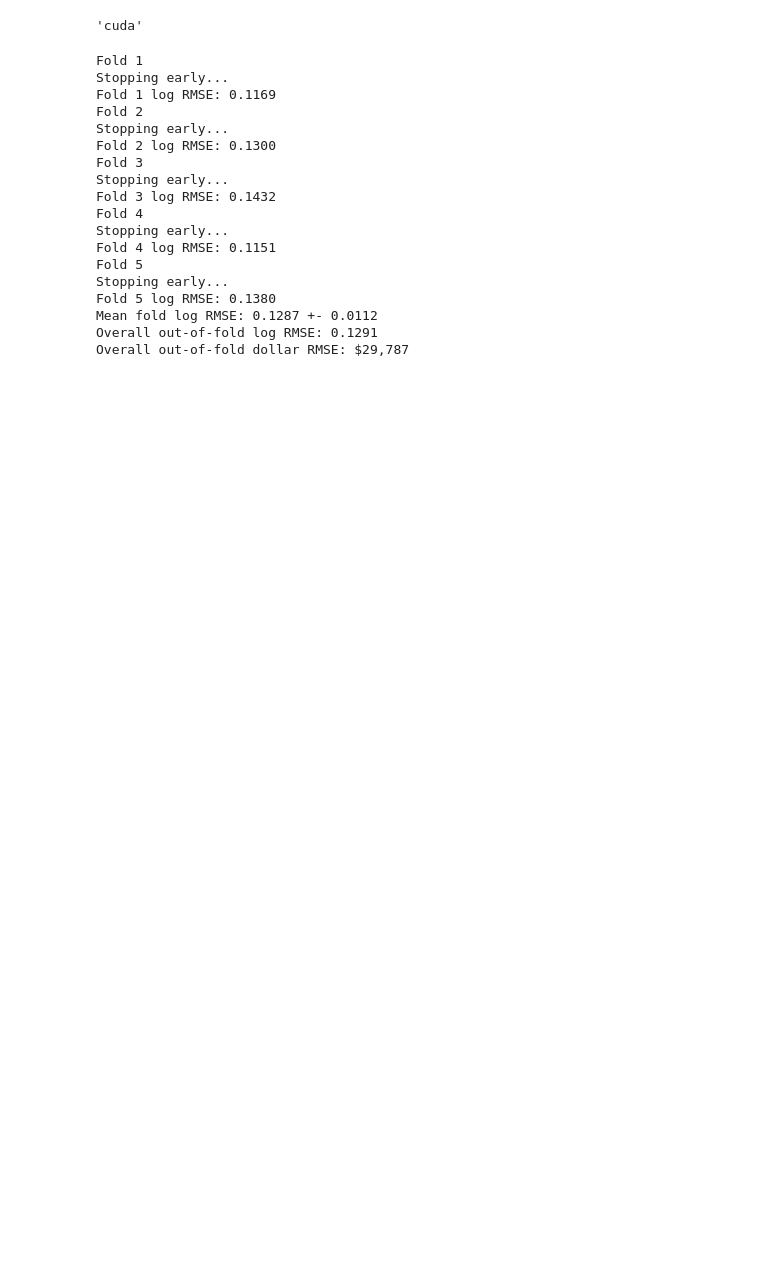
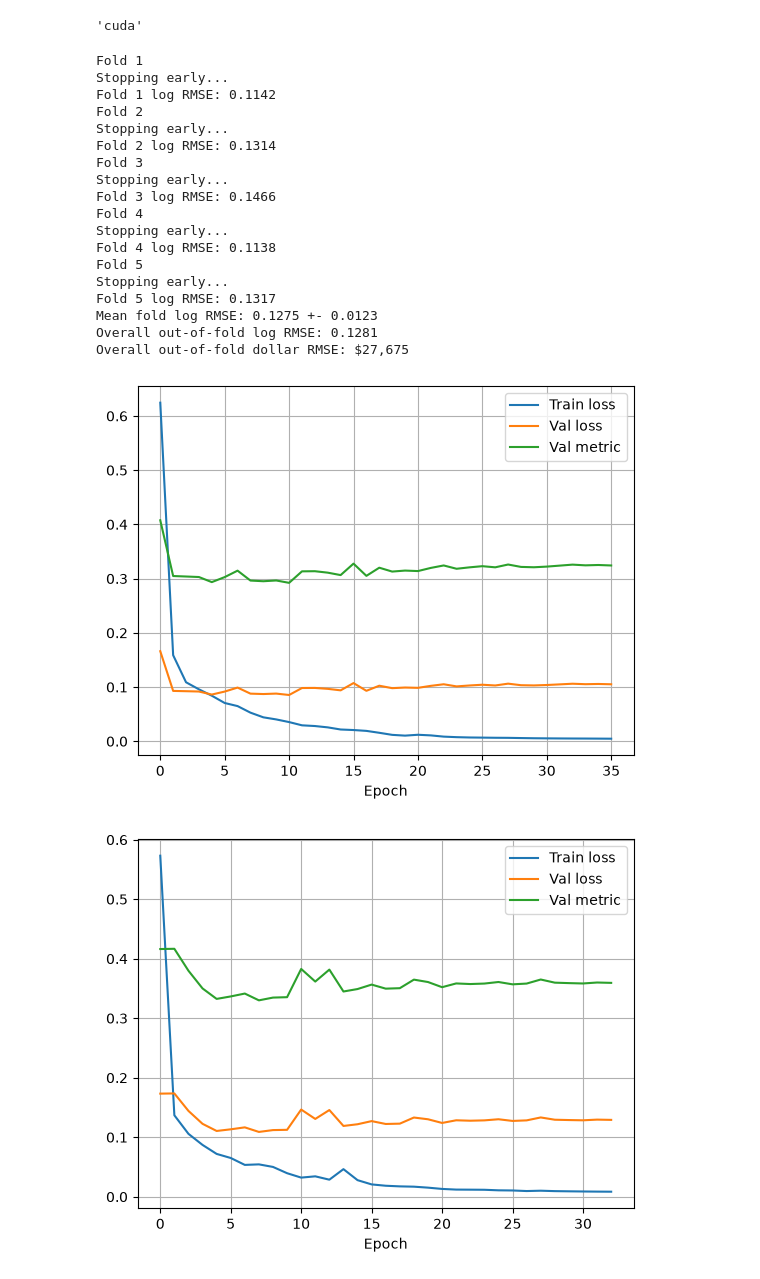
Before and after one commit to 03axdov/Kaggle-Competitions, a Jupyter notebook: Housing/main.ipynb, the cells around one changed output. Cells and saved outputs as stored; diff of their text form; code cells hidden in the pictures; blank space fills up the shorter version.

```diff
--- a/Housing/main.ipynb
+++ b/Housing/main.ipynb
@@ -251,7 +270,7 @@ def eval(model, val_loader, criterion, metric):
 
 from copy import deepcopy
 
-def train(model, train_loader, val_loader, criterion, optimizer, metric, n_epochs, verbose: bool = False):
+def train(model, train_loader, val_loader, criterion, optimizer, metric, n_epochs, scheduler, verbose: bool = False, early_stopping_patience: int = 25):
     history = {
         "train_loss": [],
         "val_loss": [],
@@ -260,7 +279,6 @@ def train(model, train_loader, val_loader, criterion, optimizer, metric, n_epoch
     best_loss = float("inf")
     best_state = None
     bad_epochs = 0
-    patience = 15
 
     for epoch in range(n_epochs):
         model.train()
@@ -287,6 +305,7 @@ def train(model, train_loader, val_loader, criterion, optimizer, metric, n_epoch
 
         train_loss = total_loss / total_samples
         val = eval(model, val_loader, criterion, metric)
+        scheduler.step(val["loss"])
 
         history["train_loss"].append(train_loss)
         history["val_loss"].append(val["loss"])
@@ -307,7 +326,7 @@ def train(model, train_loader, val_loader, criterion, optimizer, metric, n_epoch
         else:
             bad_epochs += 1
 
-        if bad_epochs >= patience:
+        if bad_epochs >= early_stopping_patience:
             print("Stopping early...")
             break
 
@@ -318,7 +337,7 @@ def train(model, train_loader, val_loader, criterion, optimizer, metric, n_epoch
 import torch.nn as nn
 
 class HousingNet(nn.Module):
-    def __init__(self, n_dense, category_counts, embedding_sizes):
+    def __init__(self, n_dense, category_counts, embedding_sizes, dropout: int = 0.1):
         super().__init__()
 
         self.embeddings = nn.ModuleList([
@@ -327,11 +346,17 @@ class HousingNet(nn.Module):
         ])
 
         self.network = nn.Sequential(
-            nn.Linear(n_dense + sum(embedding_sizes), 64),
+            nn.Linear(n_dense + sum(embedding_sizes), 128),
             nn.ReLU(),
-            nn.Dropout(0.1),
+            nn.Dropout(dropout),
+
+            nn.Linear(128, 64),
+            nn.ReLU(),
+            nn.Dropout(dropout),
+
             nn.Linear(64, 32),
             nn.ReLU(),
+
             nn.Linear(32, 1)
         )
 
@@ -444,11 +469,15 @@ for fold, (train_idx, val_idx) in enumerate(cv.split(X_temp), start=1):
         category_counts=category_counts,
         embedding_sizes=[
             embedding_dims[col] for col in embedding_cols
-        ]
+        ],
+        dropout=0
     ).to(device)
     criterion = nn.MSELoss()
     optimizer = torch.optim.AdamW(fold_model.parameters())
     metric = MeanSquaredError(squared=False).to(device)
+    scheduler = torch.optim.lr_scheduler.ReduceLROnPlateau(
+        optimizer, mode="min", factor=0.5, patience=5, min_lr=1e-5
+    )
 
     history = train(
         fold_model,
@@ -457,7 +486,8 @@ for fold, (train_idx, val_idx) in enumerate(cv.split(X_temp), start=1):
         criterion,
         optimizer,
         metric,
-        n_epochs=100
+        n_epochs=300,
+        scheduler=scheduler
     )
     histories.append(history)
 
@@ -499,19 +529,37 @@ print(f"Overall out-of-fold dollar RMSE: ${oof_dollar_rmse:,.0f}")
 # %% [output]
 Fold 1
 Stopping early...
-Fold 1 log RMSE: 0.1169
+Fold 1 log RMSE: 0.1142
 Fold 2
 Stopping early...
-Fold 2 log RMSE: 0.1300
+Fold 2 log RMSE: 0.1314
 Fold 3
 Stopping early...
-Fold 3 log RMSE: 0.1432
+Fold 3 log RMSE: 0.1466
 Fold 4
 Stopping early...
-Fold 4 log RMSE: 0.1151
+Fold 4 log RMSE: 0.1138
 Fold 5
 Stopping early...
-Fold 5 log RMSE: 0.1380
-Mean fold log RMSE: 0.1287 +- 0.0112
-Overall out-of-fold log RMSE: 0.1291
-Overall out-of-fold dollar RMSE: $29,787
+Fold 5 log RMSE: 0.1317
+Mean fold log RMSE: 0.1275 +- 0.0123
+Overall out-of-fold log RMSE: 0.1281
+Overall out-of-fold dollar RMSE: $27,675
+# %%
+import matplotlib.pyplot as plt
+
+for history in histories:
+    epochs = range(len(history["train_loss"]))
+
+    plt.plot(epochs, history["train_loss"], label="Train loss")
+    plt.plot(epochs, history["val_loss"], label="Val loss")
+    plt.plot(epochs, history["val_metric"], label="Val metric")
+
+    plt.grid(True)
+    plt.xlabel("Epoch")
+    plt.legend()
+
+    plt.show()
+# %% [output]
+[figure, added]
+[figure, added]
```
Also changed, not shown: parts of 7 cells of this notebook.
